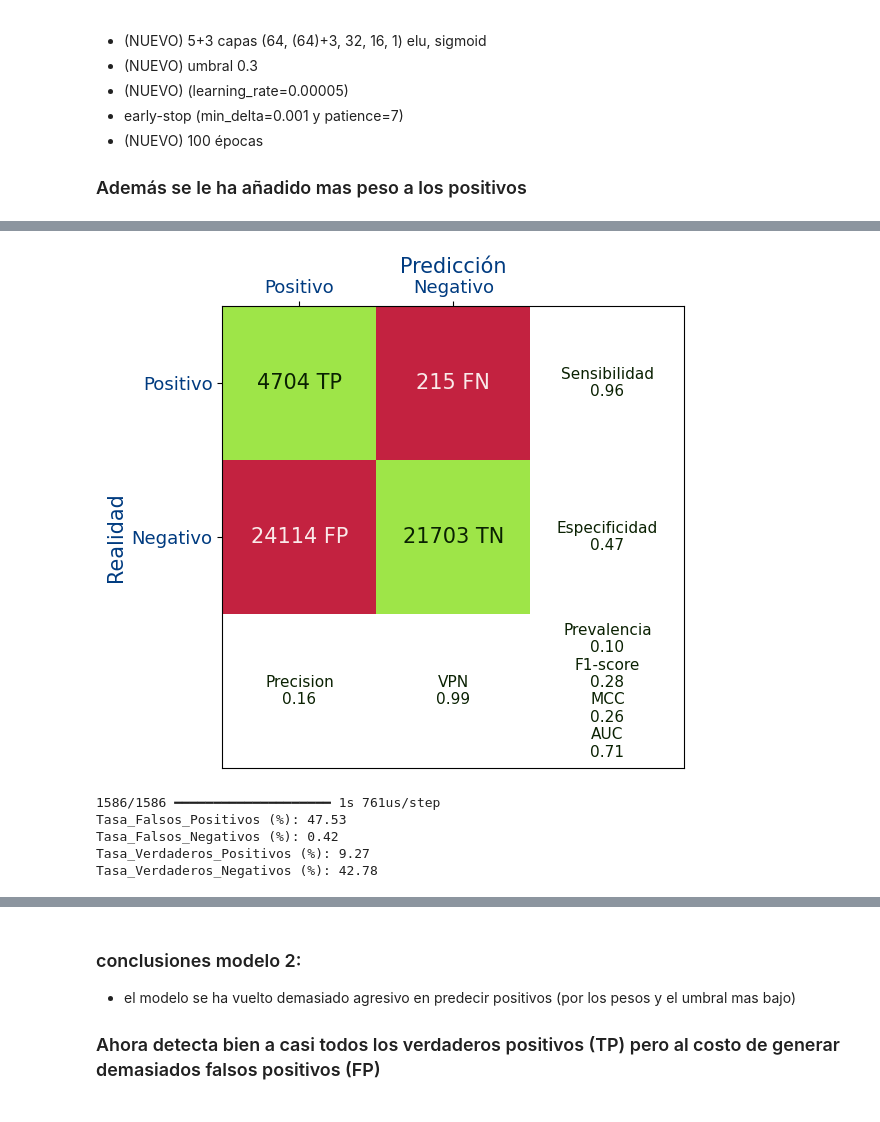
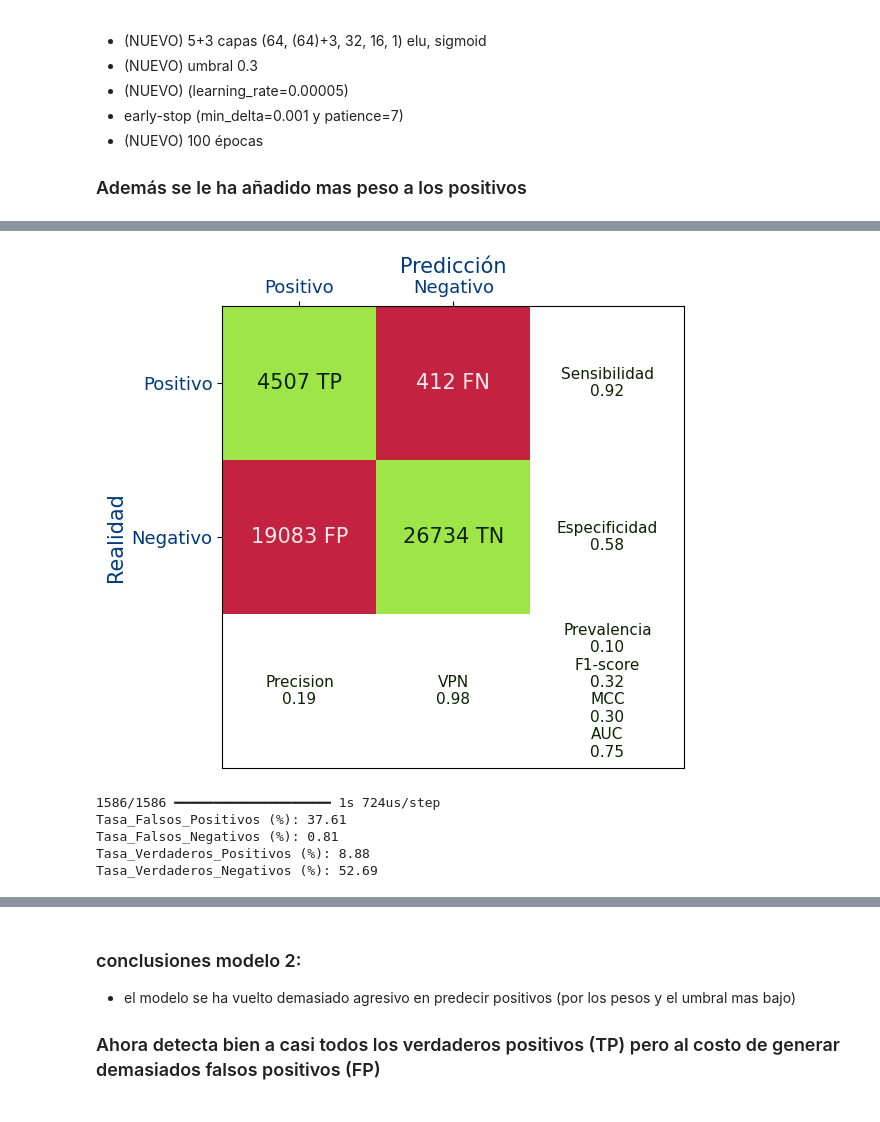
Before and after one commit to JDomingoDelgadoAlonso/Competi1, a Jupyter notebook: JDDACompeti.ipynb, the cells around one changed output, grey strips where cells are left out. Drawn from its saved outputs; the diff is of its cells as text; code cells hidden in the pictures.

```diff
--- a/JDDACompeti.ipynb
+++ b/JDDACompeti.ipynb
@@ -558,7 +563,7 @@ Epoch 78: early stopping
 Restoring model weights from the end of the best epoch: 71.
 # %%
 # 8. Obtener métricas finales
-y_pred_final = (model2.predict(X_test) > 0.18).astype("int32")
+y_pred_final = (model2.predict(X_test) > 0.3).astype("int32")
 tn, fp, fn, tp = confusion_matrix(y_test, y_pred_final).ravel()
 precision = tp / (tp + fp) if (tp + fp) > 0 else 0
 npv = tn / (tn + fn) if (tn + fn) > 0 else 0
@@ -575,7 +580,7 @@ plot_matriz_confusion(ax, TP=tp, TN=tn, FP=fp, FN=fn, vpp=precision, vpn=npv,
                       sensibilidad=sensibilidad, especificidad=especificidad,
                       f1_score=f1, mcc=mcc, auc=auc, prevalencia=prevalencia)
 plt.show()
-def calcular_metricas_matriz_confusion(y_true, y_pred, threshold=0.18):
+def calcular_metricas_matriz_confusion(y_true, y_pred, threshold=0.3):
     y_pred_binario = (y_pred > threshold).astype("int32")
     tn, fp, fn, tp = confusion_matrix(y_true, y_pred_binario).ravel()
 
@@ -597,8 +602,8 @@ for k, v in metricas_finales.items():
-[figure, old version]
+[figure, new version]
-1586/1586 ━━━━━━━━━━━━━━━━━━━━ 1s 761us/step
-Tasa_Falsos_Positivos (%): 47.53
-Tasa_Falsos_Negativos (%): 0.42
-Tasa_Verdaderos_Positivos (%): 9.27
-Tasa_Verdaderos_Negativos (%): 42.78
+1586/1586 ━━━━━━━━━━━━━━━━━━━━ 1s 724us/step
+Tasa_Falsos_Positivos (%): 37.61
+Tasa_Falsos_Negativos (%): 0.81
+Tasa_Verdaderos_Positivos (%): 8.88
+Tasa_Verdaderos_Negativos (%): 52.69
 # %% [markdown]
 ### considerando que con este modelo 2 tenemos:
```
Also changed, not shown: parts of 19 cells of this notebook, 4 other files.
